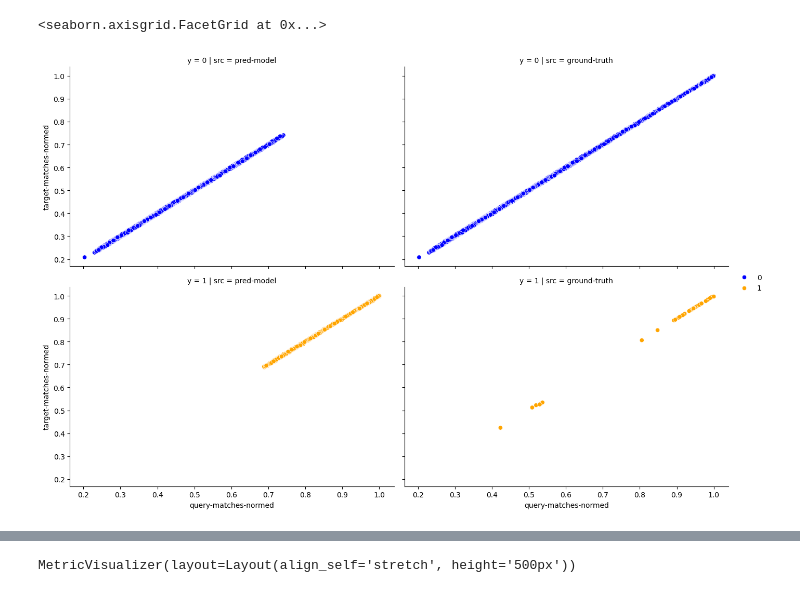
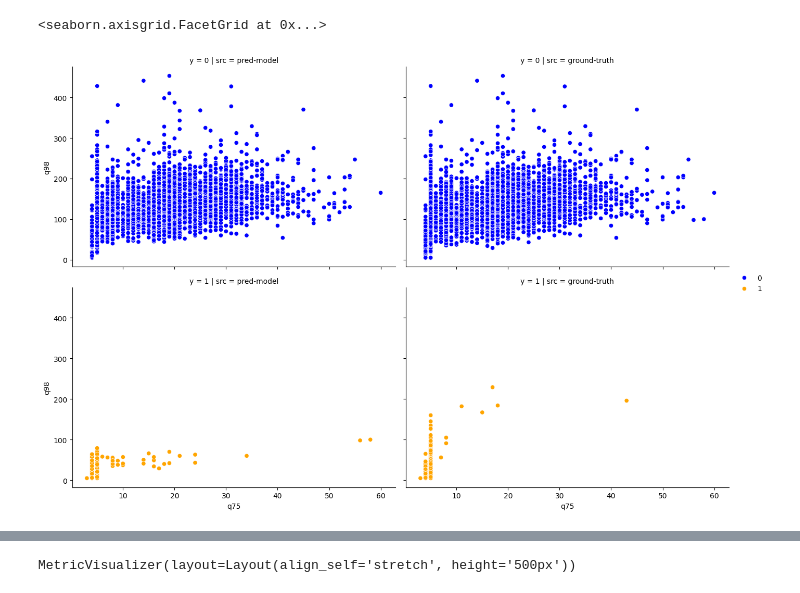
Before and after one commit to tbrekalo/tb-ram, a Jupyter notebook: scripts/notebooks/ovlp-chain-eval.ipynb, the cells around one changed output, grey strips where cells are left out. Cells and saved outputs as stored; diff of their text form; code cells hidden in the pictures.

```diff
--- a/scripts/notebooks/ovlp-chain-eval.ipynb
+++ b/scripts/notebooks/ovlp-chain-eval.ipynb
@@ -29 +31,19 @@ df_ovlps_minimap2 = util.create_annotated_overlaps_from_ava(
 ).filter(pl.col("query-name") != pl.col("target-name"))
+# %%
+util.calc_ava_origin_overlap(
+    util.expand_ava_with_origin_info(
+        util.load_paf_df(MINIMAP2_OVLPS).filter(
+            pl.col("query-name") != pl.col("target-name")
+        ),
+        df_origins,
+    )
+).filter(pl.col("ratio") > RATIO_LOWER_BOUND).sort("ratio").select(
+    "query-origin-start",
+    "query-origin-end",
+    "query-origin-strand",
+    "target-origin-start",
+    "target-origin-end",
+    "target-origin-strand",
+    "ratio",
+    "matching-strands",
+)
@@ -43,7 +83,7 @@ def create_df_ai_ram(df_input: pl.DataFrame, df_origins: pl.DataFrame) -> pl.Dat
         )
         .select(
             *util.RAM_OVERLAP_AI_COLUMNS,
-            ((pl.col("ratio") > 0.825) & pl.col("matching-strands"))
+            ((pl.col("ratio") > RATIO_LOWER_BOUND))
             .cast(pl.Int64)
             .alias("label"),
         )
@@ -185,6 +230,7 @@ FEATURE_COLS = [
     "query-matches-normed",
     "target-matches-normed",
     "matches-normed",
+    "score-normed",
     "matches-normed-diff",
     "label",
 ]
@@ -215,6 +261,7 @@ df_experiment = (
             (pl.col("n-residue-matches") / pl.col("overlap-length")).alias(
                 "matches-normed"
             ),
+            (pl.col("score") / pl.col("overlap-length")).alias("score-normed")
         )
         .with_columns(
             (pl.col("query-matches-normed") - pl.col("target-matches-normed"))
@@ -290,3 +312,17 @@ df_model_features = df_experiment.select(
+# %%
+MODEL_FEATURES = [
+    "score-normed",
+    "diff-mean",
+    "q75",
+    "q90",
+    "q95",
+    "q98",
+]
+
+df_model_features = df_experiment.select(
+    *MODEL_FEATURES,
+    "label",
+)
 # %%
 df_train, df_test = train_test_split(
     df_model_features.to_pandas(),
@@ -317,26 +353,26 @@ weighted avg       0.99      0.88      0.93      4276
 # %%
 df_result = pd.concat(
     [
         df_test.assign(y=y_model_pred, src="pred-model"),
         df_test.assign(y=df_test["label"], src="ground-truth"),
     ],
 )
 g = sns.FacetGrid(df_result, col="src", row="y")
 g.fig.set_size_inches(13.5, 9)
 g.map_dataframe(
     sns.scatterplot,
-    x="query-matches-normed",
-    y="target-matches-normed",
+    x="q75",
+    y="q98",
     hue="y",
     palette={
         0: 'blue',
         1: 'orange',
     },
 )
 g.add_legend()
 # %% [output]
 <seaborn.axisgrid.FacetGrid at 0x...>
-[figure, old version]
+[figure, new version]
 # %%
 sorted(
     list(zip(model.feature_names_in_, model.coef_[0])),
```
Also changed, not shown: parts of 16 cells of this notebook, 2 other files.
